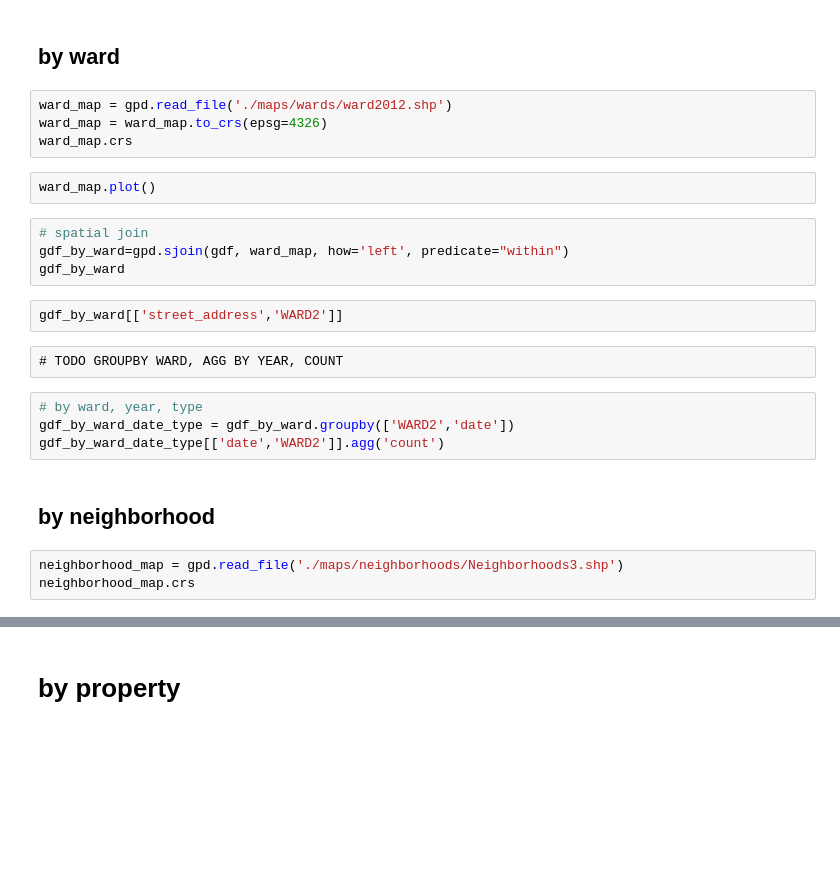
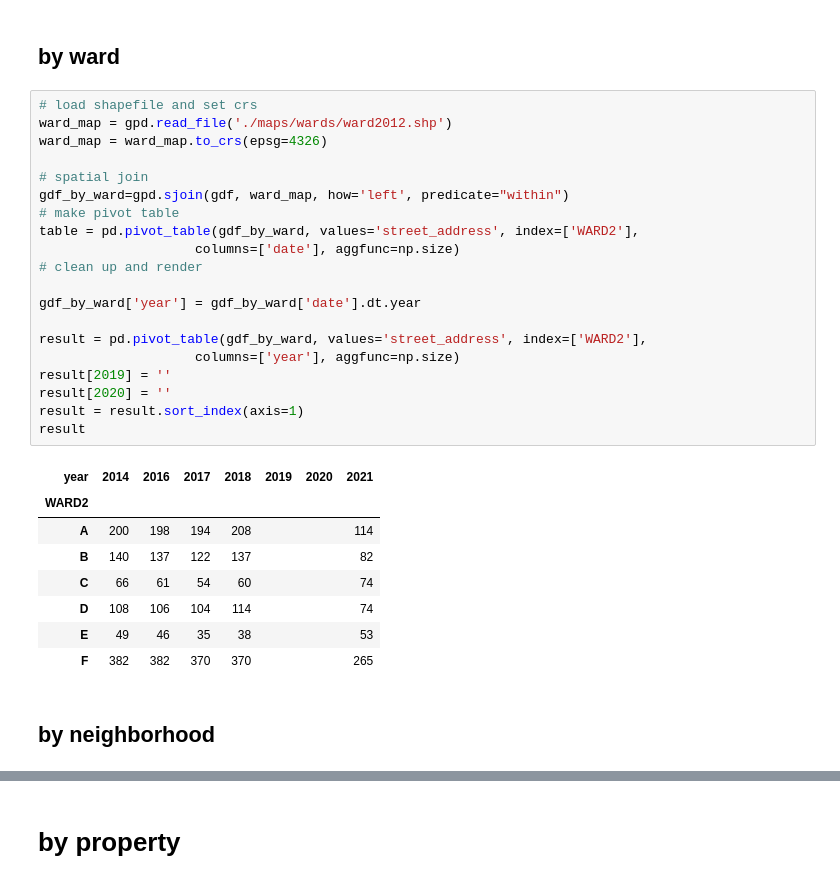
Before and after one commit to anthonymobile/jc_apra, a Jupyter notebook: exploration.ipynb, the cells around one changed output, grey strips where cells are left out. Cells and saved outputs as stored; diff of their text form; blank space fills up the shorter version.

```diff
--- a/exploration.ipynb
+++ b/exploration.ipynb
@@ -67,25 +80,33 @@ gdf_by_date_type[['date','type']].agg('count')
 # %% [markdown]
 ## by ward
-# %%
-ward_map = gpd.read_file('./maps/wards/ward2012.shp')
-ward_map = ward_map.to_crs(epsg=4326)
-ward_map.crs
-# %%
-ward_map.plot()
 # %%
+# load shapefile and set crs
+ward_map = gpd.read_file('./maps/wards/ward2012.shp')
+ward_map = ward_map.to_crs(epsg=4326)
+
 # spatial join
 gdf_by_ward=gpd.sjoin(gdf, ward_map, how='left', predicate="within")
-gdf_by_ward
+# make pivot table
+table = pd.pivot_table(gdf_by_ward, values='street_address', index=['WARD2'],
+                    columns=['date'], aggfunc=np.size)
+# clean up and render
+
+gdf_by_ward['year'] = gdf_by_ward['date'].dt.year
+
+result = pd.pivot_table(gdf_by_ward, values='street_address', index=['WARD2'],
+                    columns=['year'], aggfunc=np.size)
+result[2019] = ''
+result[2020] = ''
+result = result.sort_index(axis=1)
+result
+# %% [output]
+| year | 2014 | 2016 | 2017 | 2018 | 2019 | 2020 | 2021 |
+| WARD2 |  |  |  |  |  |  |  |
+| A | 200 | 198 | 194 | 208 |  |  | 114 |
+| B | 140 | 137 | 122 | 137 |  |  | 82 |
+| C | 66 | 61 | 54 | 60 |  |  | 74 |
+| D | 108 | 106 | 104 | 114 |  |  | 74 |
+| E | 49 | 46 | 35 | 38 |  |  | 53 |
+| F | 382 | 382 | 370 | 370 |  |  | 265 |
-# %%
-gdf_by_ward[['street_address','WARD2']]
-# %% [raw]
-# TODO GROUPBY WARD, AGG BY YEAR, COUNT
-# %%
-# by ward, year, type
-gdf_by_ward_date_type = gdf_by_ward.groupby(['WARD2','date'])
-gdf_by_ward_date_type[['date','WARD2']].agg('count')
 # %% [markdown]
 ## by neighborhood
-# %%
-neighborhood_map = gpd.read_file('./maps/neighborhoods/Neighborhoods3.shp')
-neighborhood_map.crs
```
Also changed, not shown: parts of 14 cells of this notebook, 3 other files.
